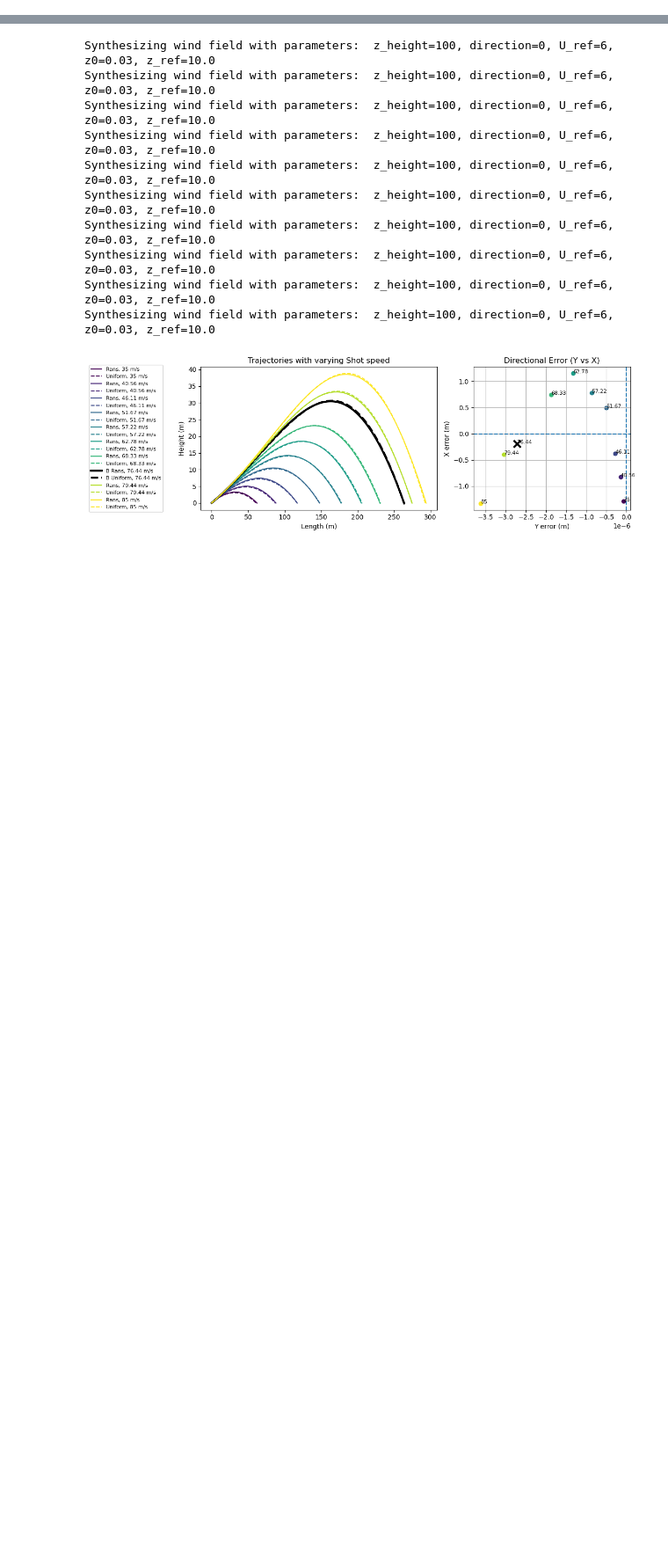
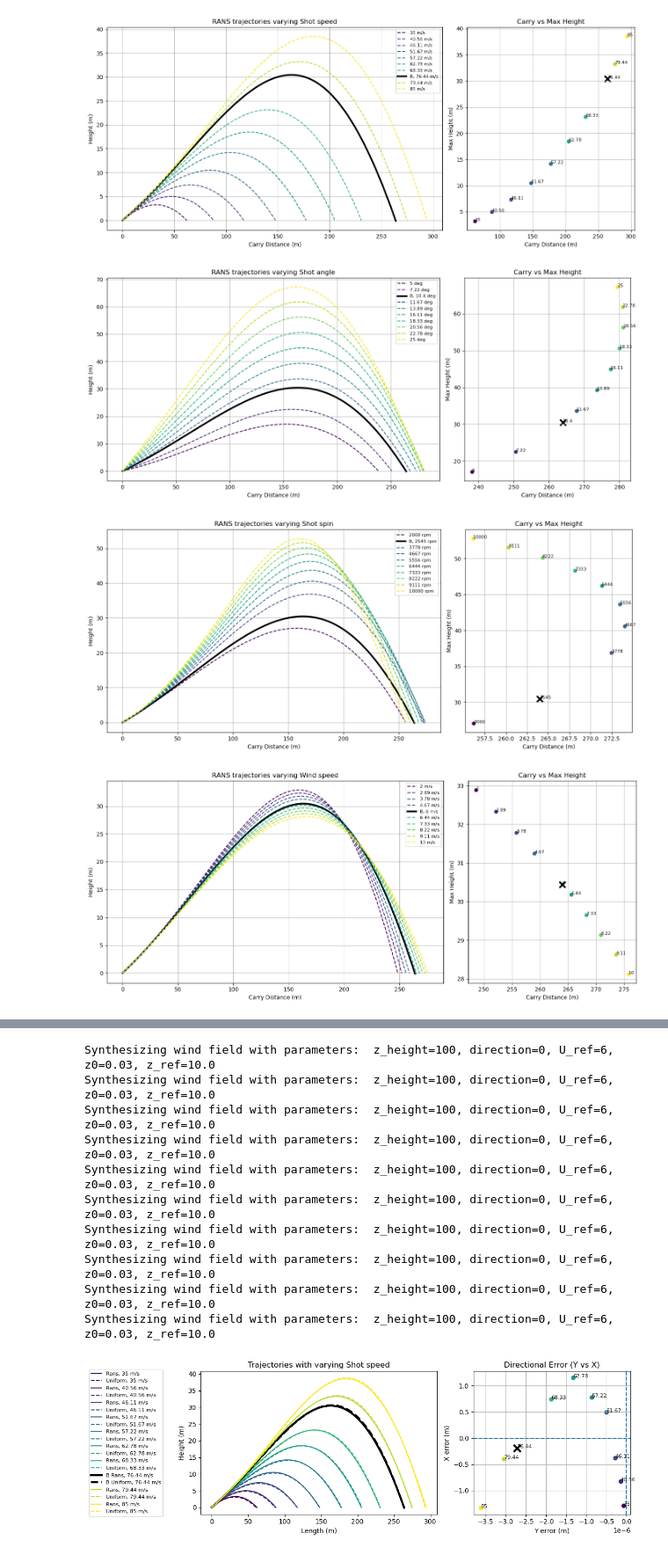
Before and after one commit to JacobManniche/Bachelor_legeplads, a Jupyter notebook: demos/comparison.ipynb, the cells around one changed output, grey strips where cells are left out. Shown at 88% size. Drawn from its saved outputs; the diff is of its cells as text; code cells hidden in the pictures; blank space fills up the shorter version.

Commit message:
plots.ipynb deleted functionality moved to comparison.ipynb

```diff
--- a/demos/comparison.ipynb
+++ b/demos/comparison.ipynb
@@ -449,0 +543,12 @@ def varying_two_parameters(param1_key, param2_key,
+# %%
+single_param_maxheight_carry('shot_speed',ref='rans')
+single_param_maxheight_carry('shot_angle',ref='rans')
+single_param_maxheight_carry('shot_spin',ref='rans')
+single_param_maxheight_carry('U_ref',ref='rans')
+#single_param_maxheight_carry('z0',ref='rans')
+single_param_maxheight_carry('direction',ref='rans')
+# %% [output]
+[figure, added]
+[figure, added]
+[figure, added]
+[figure, added]
```
Also changed, not shown: parts of 2 cells of this notebook, 1 other file.
